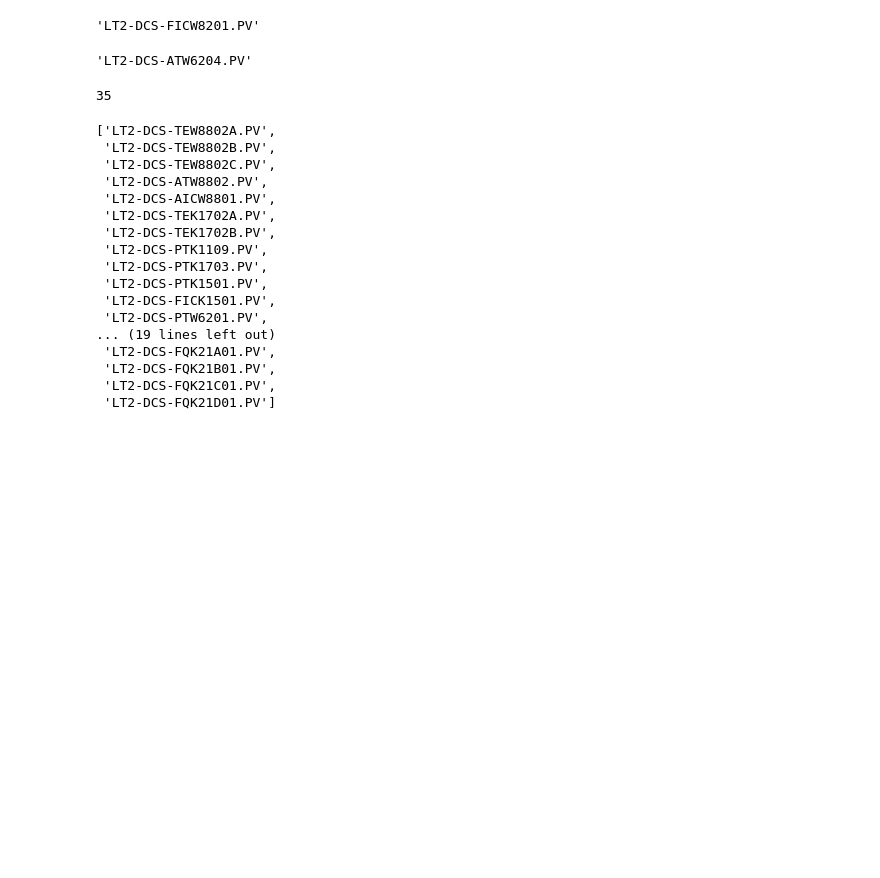
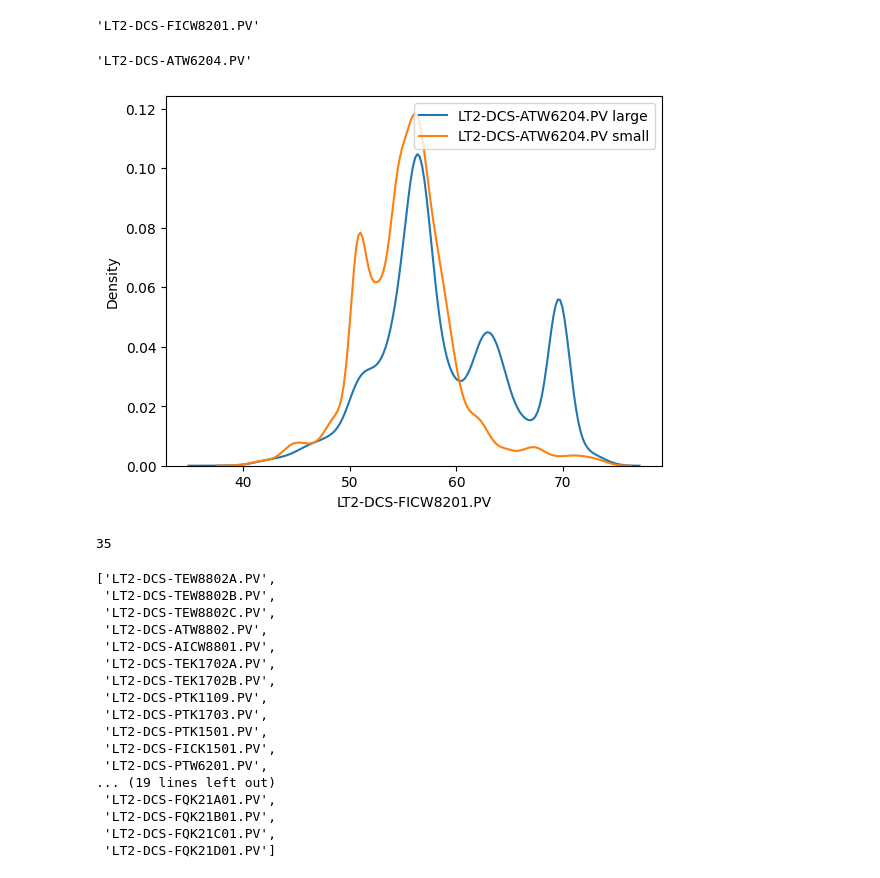
Before and after one commit to skywalker0803r/SCR, a Jupyter notebook: create_data.ipynb, the cells around one changed output. Saved outputs shown, nothing was run; the diff lists cells and outputs as text; code cells hidden in the pictures; blank space fills up the shorter version.

```diff
--- a/create_data.ipynb
+++ b/create_data.ipynb
@@ -185,6 +185,16 @@ action = df.columns[5]
 action
 # %% [output]
 'LT2-DCS-ATW6204.PV'
+# %%
+import seaborn as sns
+import matplotlib.pyplot as plt
+
+sns.kdeplot(df.loc[df[action]>df[action].quantile(0.75),value],label=action+' large')
+sns.kdeplot(df.loc[df[action]<df[action].quantile(0.25),value],label=action+' small')
+plt.legend()
+plt.show()
+# %% [output]
+[figure, added]
 # %%
 state = df.drop([value,action],axis=1).columns.tolist()
 print(len(state))
```
